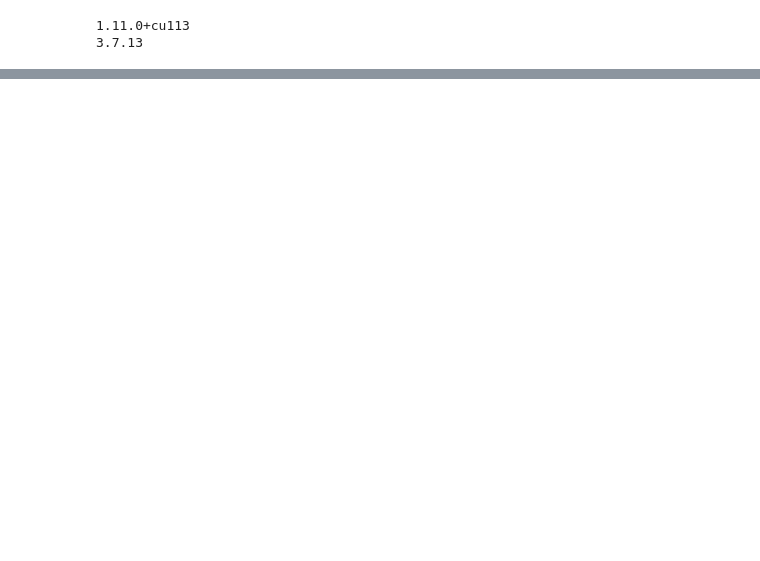
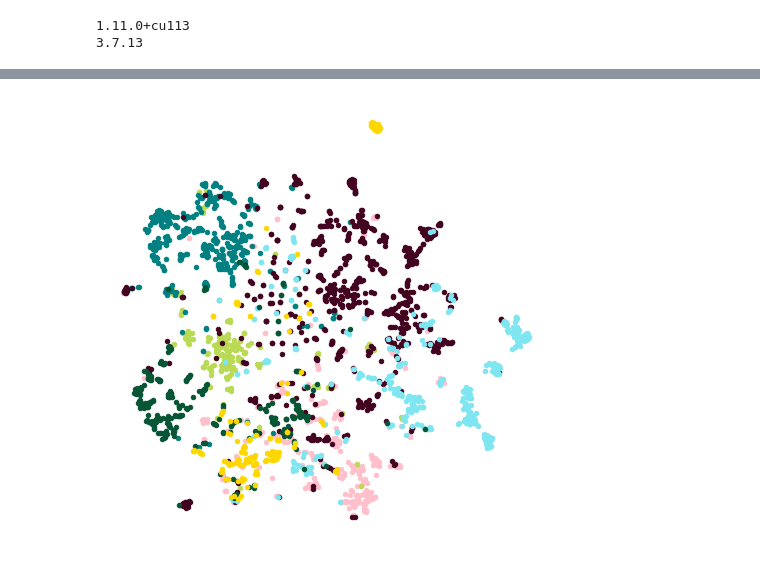
Before and after one commit to kbrezinski/CS224W-GraphML, a Jupyter notebook: notebooks/node2vec.ipynb, the cells around one changed output, grey strips where cells are left out. Drawn from its saved outputs; the diff is of its cells as text; code cells hidden in the pictures; blank space fills up the shorter version.

```diff
--- a/notebooks/node2vec.ipynb
+++ b/notebooks/node2vec.ipynb
@@ -79,0 +25,62 @@ tensor(-0.3609, grad_fn=<NllLossBackward0>)
+# %%
+# setting up model
+dataset = 'Cora'
+path = os.path.join(os.getcwd(), '..', 'data', dataset)
+dataset = Planetoid(path, dataset)
+data = dataset[0]
+# %%
+device = 'cuda' if torch.cuda.is_available() else 'cpu'
+model = Node2Vec(data.edge_index, embedding_dim=128, walk_length=20,
+                  context_size=10, walks_per_node=10,
+                  num_negative_samples=1, p=1, q=1, sparse=True).to(device)
+
+loader = model.loader(batch_size=128, shuffle=True, num_workers=2)
+#loader = DataLoader(data, batch_size=128, shuffle=True, num_workers=2)
+optimizer = torch.optim.SparseAdam(model.parameters(), lr=1e-2)
+# %%
+def train(model, loader):
+  model.train()
+  total_loss = 0
+  for pos_rw, neg_rw in loader:
+      optimizer.zero_grad()
+      loss = model.loss(pos_rw.to(device), neg_rw.to(device))
+      loss.backward()
+      optimizer.step()
+      total_loss += loss.item()
+  return total_loss / len(loader)
+
+@torch.no_grad()
+def test(model, loader):
+    model.eval()
+    z = model()
+    acc = model.test(z[data.train_mask], data.y[data.train_mask],
+                      z[data.test_mask], data.y[data.test_mask],
+                      max_iter=150)
+    return acc
+
+for epoch in range(100):
+  loss = train(model, loader)
+  acc = test(model, loader)
+  if not epoch % 25:
+    print(f'Epoch: {epoch:02d}, Loss: {loss:.4f}, Acc: {acc:.4f}')
+
+
+@torch.no_grad()
+def plot_points(colors):
+    model.eval()
+    z = model(torch.arange(data.num_nodes, device=device))
+    z = TSNE(n_components=2).fit_transform(z.cpu().numpy())
+    y = data.y.cpu().numpy()
+
+    plt.figure(figsize=(8, 8))
+    for i in range(dataset.num_classes):
+        plt.scatter(z[y == i, 0], z[y == i, 1], s=20, color=colors[i])
+    plt.axis('off')
+    plt.show()
+
+colors = [
+    '#ffc0cb', '#bada55', '#008080', '#420420', '#7fe5f0', '#065535',
+    '#ffd700'
+]
+plot_points(colors)
+# %% [output]
@@ -79,0 +91 @@ tensor(-0.3609, grad_fn=<NllLossBackward0>)
+[figure, added]
```
Also changed, not shown: parts of 6 cells of this notebook.
